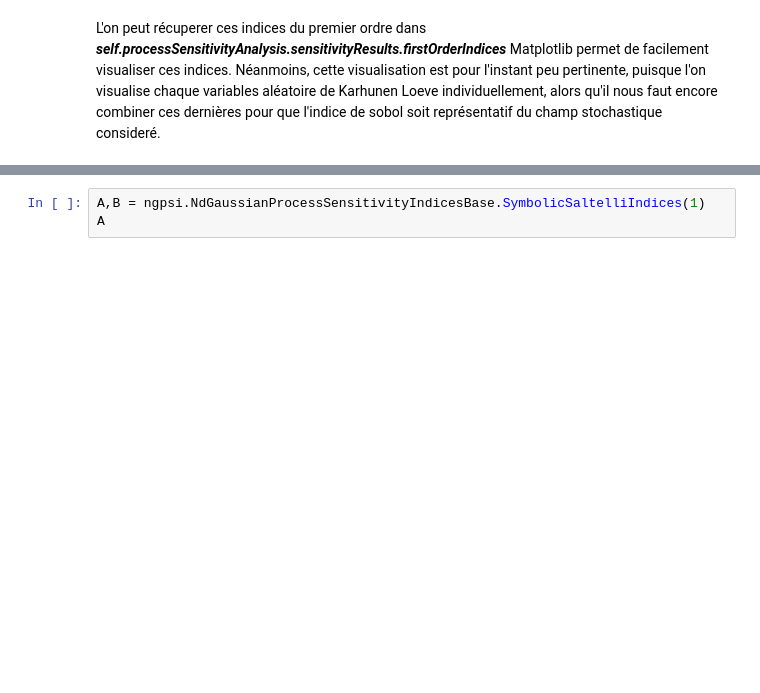
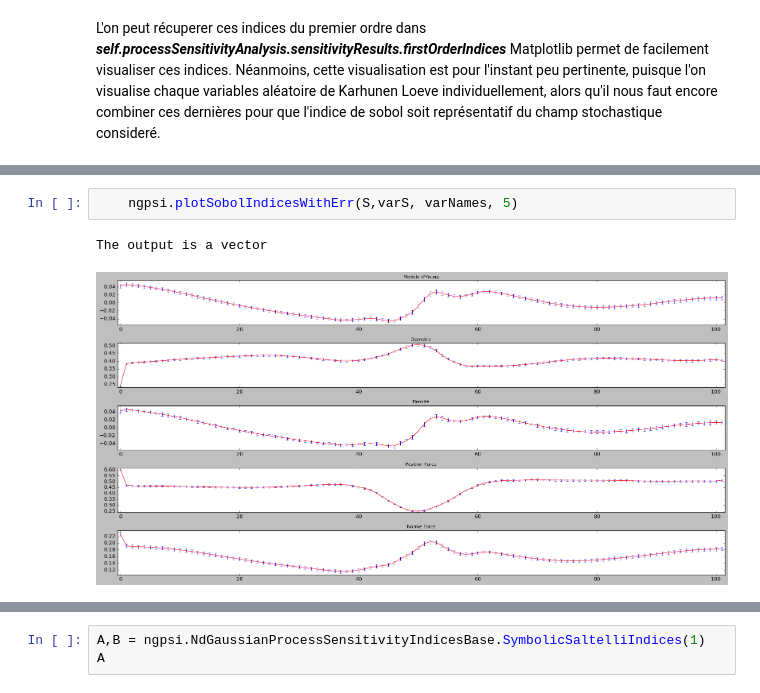
Before and after one commit to Kramer84/KarhunenLoeveFieldSensitivity, a Jupyter notebook: Demo Analyse de sensibilité poutre.ipynb, the cells around one changed output, grey strips where cells are left out. Drawn from its saved outputs; the diff is of its cells as text; blank space fills up the shorter version.

```diff
--- a/Demo Analyse de sensibilité poutre.ipynb
+++ b/Demo Analyse de sensibilité poutre.ipynb
@@ -421,0 +341,5 @@ varStot2= [[5.73122238e-07]
+# %%
+    ngpsi.plotSobolIndicesWithErr(S,varS, varNames, 5)
+# %% [output]
+The output is a vector
+[figure, added]
```
Also changed, not shown: parts of 13 cells of this notebook, 9 other files.
